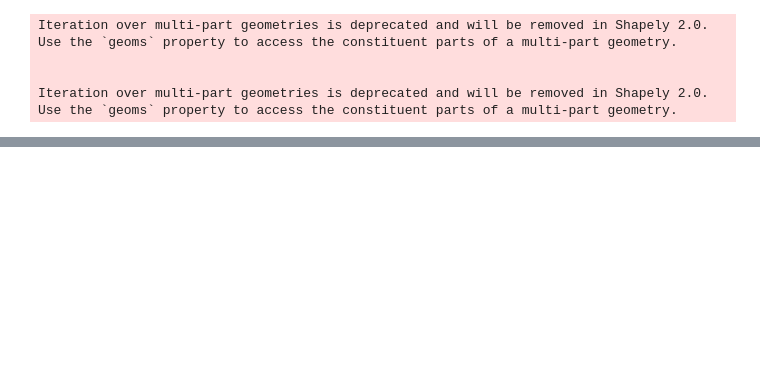
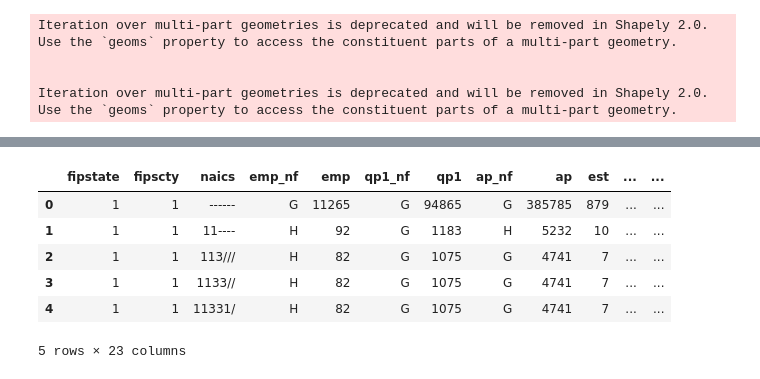
Before and after one commit to IT4063C-Fall22/final-project-classaccounts, a Jupyter notebook: source.ipynb, the cells around one changed output, grey strips where cells are left out. Cells and saved outputs as stored; diff of their text form; code cells hidden in the pictures; blank space fills up the shorter version.

```diff
--- a/source.ipynb
+++ b/source.ipynb
@@ -82,0 +75,11 @@ print(cbp.head())
+# %%
+cbp = pd.read_csv("./datasources/cbp20co.txt")
+cbp.head()
+# %% [output]
+|  | fipstate | fipscty | naics | emp_nf | emp | qp1_nf | qp1 | ap_nf | ap | est | ... | ... |
+| 0 | 1 | 1 | ------ | G | 11265 | G | 94865 | G | 385785 | 879 | ... | ... |
+| 1 | 1 | 1 | 11---- | H | 92 | G | 1183 | H | 5232 | 10 | ... | ... |
+| 2 | 1 | 1 | 113/// | H | 82 | G | 1075 | G | 4741 | 7 | ... | ... |
+| 3 | 1 | 1 | 1133// | H | 82 | G | 1075 | G | 4741 | 7 | ... | ... |
+| 4 | 1 | 1 | 11331/ | H | 82 | G | 1075 | G | 4741 | 7 | ... | ... |
+5 rows × 23 columns
```
Also changed, not shown: parts of 13 cells of this notebook, 2 other files.
